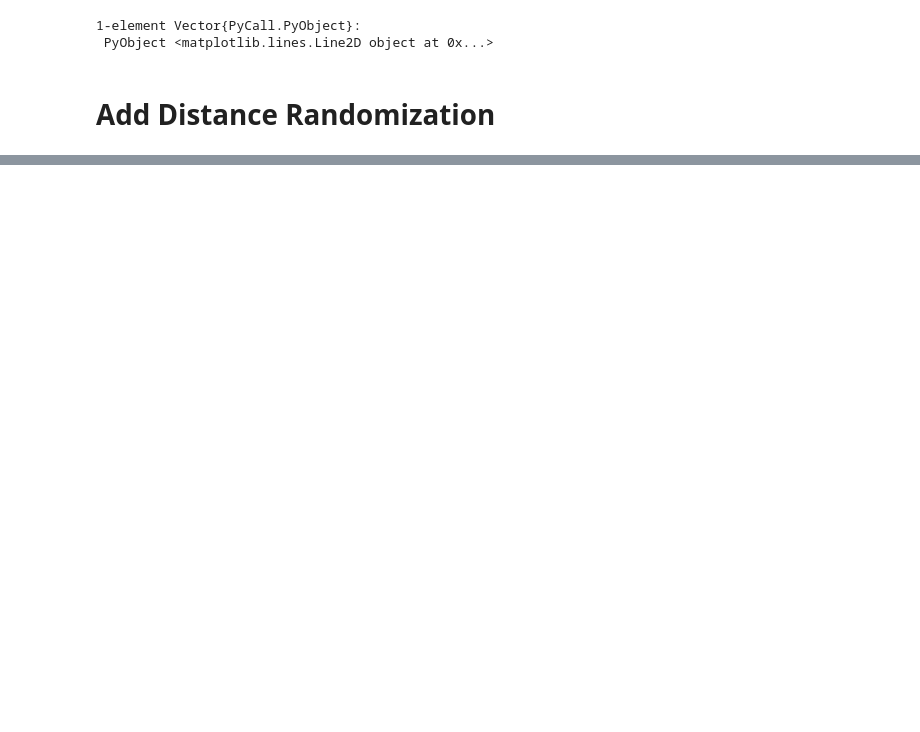
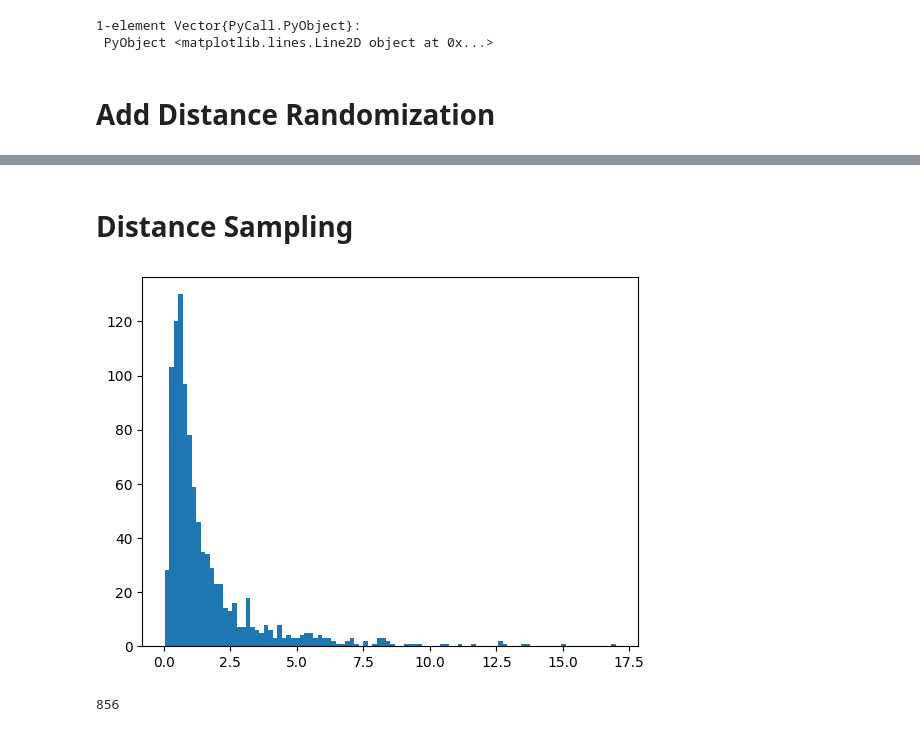
Before and after one commit to JeshurunLuke/rydberg, a Jupyter notebook: dynamicsJL.ipynb, the cells around one changed output, grey strips where cells are left out. Saved outputs shown, nothing was run; the diff lists cells and outputs as text; code cells hidden in the pictures; blank space fills up the shorter version.

```diff
--- a/dynamicsJL.ipynb
+++ b/dynamicsJL.ipynb
@@ -122 +186,24 @@ findNearestNeighbor (generic function with 1 method)
+# %% [markdown]
+# Distance Sampling
+# %%
+numOfCycles = 1000
+distanceHist = []
+for cycle in 1:numOfCycles
+    NumOfRb = 8000
+    NumOfKRb = 8000
+    Temp =  0.5e-6
+    RbAtomCoord = generateAtoms(0, NumOfRb, Rb["mass"]*Rb['w'].^2, kB*Temp) #Rb coord
+    KRbAtomCoord = generateAtoms(0, NumOfKRb, KRb["mass"]*KRb["w"].^2, kB*Temp) #Krb Coord
+    RydCoord, NonRyd = exciteRydberg(RbAtomCoord,1) #Returns the coordinates of the Rydberg atoms
+    NeighborInfo = findNearestNeighbor(RydCoord, KRbAtomCoord)
+    push!(distanceHist, NeighborInfo[1][1][1]*1e6)
+end
+
+hist(distanceHist, bins = 100);
+# %% [output]
+[figure, added]
+# %%
+length(distanceHist[distanceHist .< 3])
+# %% [output]
+856
 # %%
```
Also changed, not shown: parts of 10 cells of this notebook, 2 other files.
